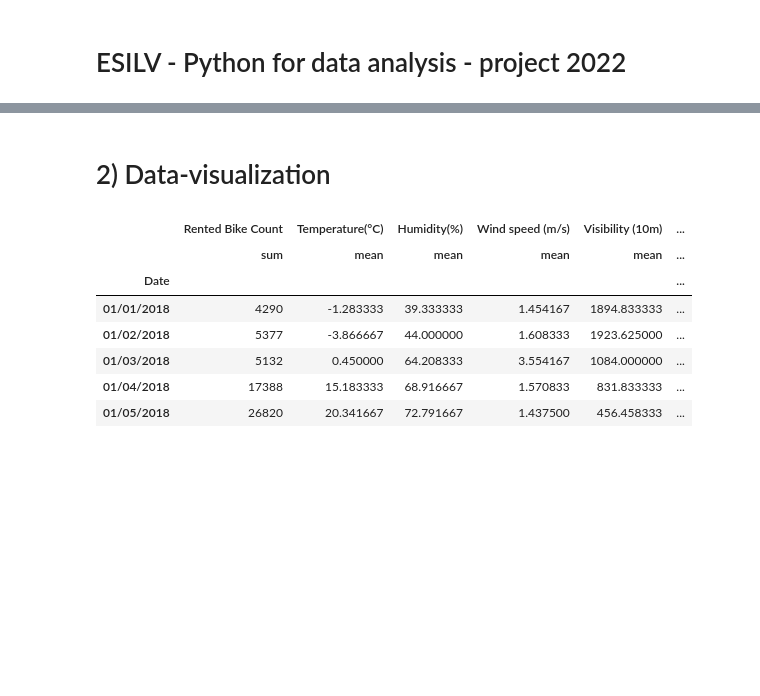
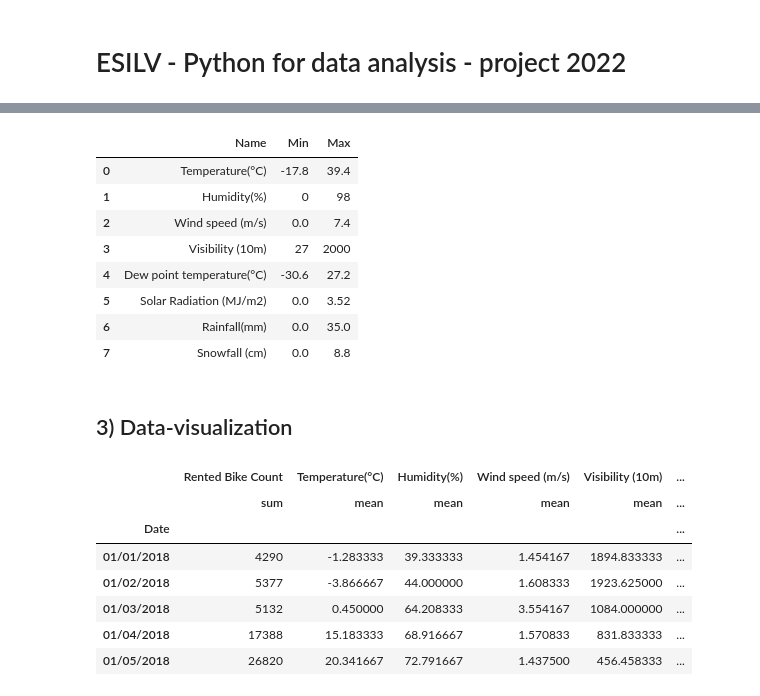
Before and after one commit to Pierre-Portfolio/Seoul-Bike-Sharing, a Jupyter notebook: SeoulBike.ipynb, the cells around one changed output, grey strips where cells are left out. Drawn from its saved outputs; the diff is of its cells as text; code cells hidden in the pictures; blank space fills up the shorter version.

```diff
--- a/SeoulBike.ipynb
+++ b/SeoulBike.ipynb
@@ -101 +147,18 @@ df.corr().style.background_gradient(cmap='Blues')
+# %%
+# Check min and max value for a potential scaling
+col1 = ['Temperature(°C)', 'Humidity(%)', 'Wind speed (m/s)', 'Visibility (10m)', 'Dew point temperature(°C)', 'Solar Radiation (MJ/m2)', 'Rainfall(mm)', 'Snowfall (cm)']
+col2 = [str(SeoulBikeDf['Temperature(°C)'].min()), str(SeoulBikeDf['Humidity(%)'].min()), str(SeoulBikeDf['Wind speed (m/s)'].min()), str(SeoulBikeDf['Visibility (10m)'].min()), str(SeoulBikeDf['Dew point temperature(°C)'].min()), str(SeoulBikeDf['Solar Radiation (MJ/m2)'].min()), str(SeoulBikeDf['Rainfall(mm)'].min()), str(SeoulBikeDf['Snowfall (cm)'].min())]
+col3 = [str(SeoulBikeDf['Temperature(°C)'].max()), str(SeoulBikeDf['Humidity(%)'].max()), str(SeoulBikeDf['Wind speed (m/s)'].max()), str(SeoulBikeDf['Visibility (10m)'].max()), str(SeoulBikeDf['Dew point temperature(°C)'].max()), str(SeoulBikeDf['Solar Radiation (MJ/m2)'].max()), str(SeoulBikeDf['Rainfall(mm)'].max()), str(SeoulBikeDf['Snowfall (cm)'].max())]
+SeoulBikeDfMinMax = pd.DataFrame({'Name': col1, 'Min': col2, 'Max': col3})
+SeoulBikeDfMinMax
+# %% [output]
+|  | Name | Min | Max |
+| 0 | Temperature(°C) | -17.8 | 39.4 |
+| 1 | Humidity(%) | 0 | 98 |
+| 2 | Wind speed (m/s) | 0.0 | 7.4 |
+| 3 | Visibility (10m) | 27 | 2000 |
+| 4 | Dew point temperature(°C) | -30.6 | 27.2 |
+| 5 | Solar Radiation (MJ/m2) | 0.0 | 3.52 |
+| 6 | Rainfall(mm) | 0.0 | 35.0 |
+| 7 | Snowfall (cm) | 0.0 | 8.8 |
 # %%
@@ -110,4 +185,4 @@ df2 = df2.drop(['Humidity(%)'], axis = 1)
 # %% [markdown]
-# 2) Data-visualization
+## 3) Data-visualization
 # %%
 #We create sum dataframe for scattler plot
```
Also changed, not shown: parts of 35 cells of this notebook.
